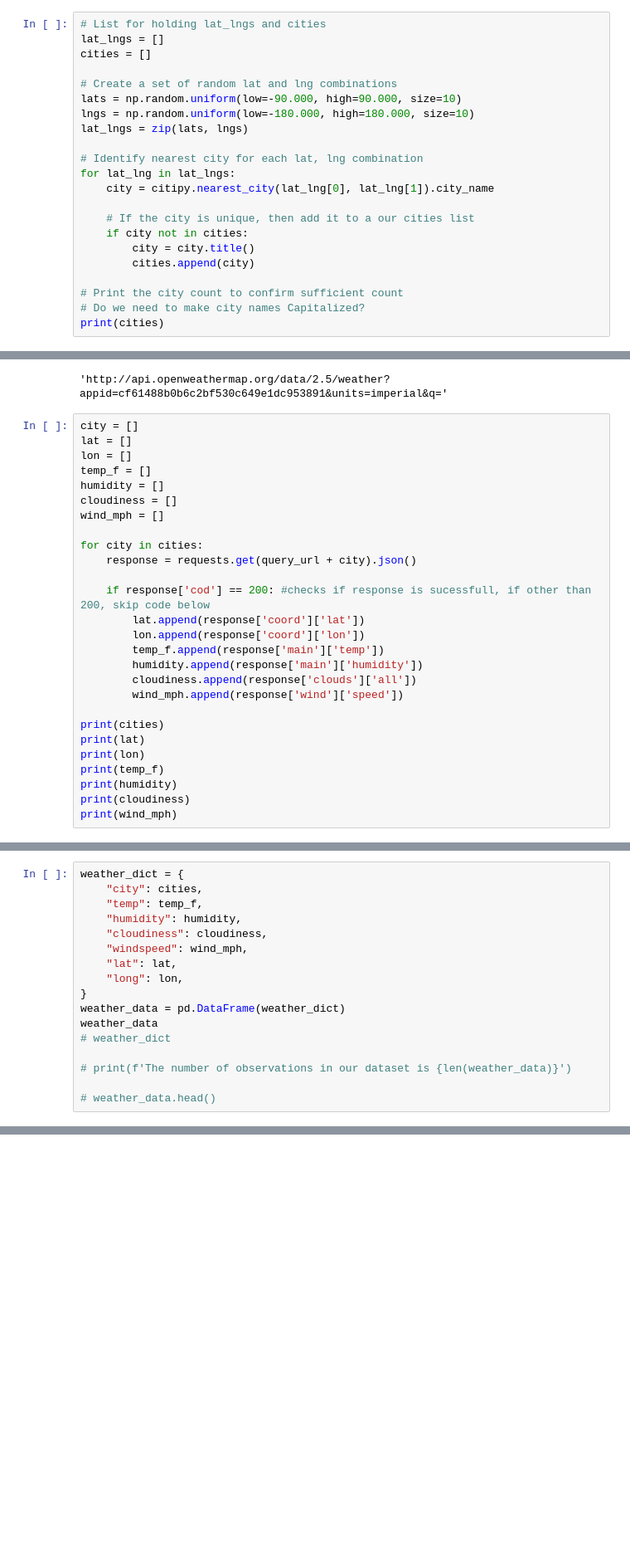
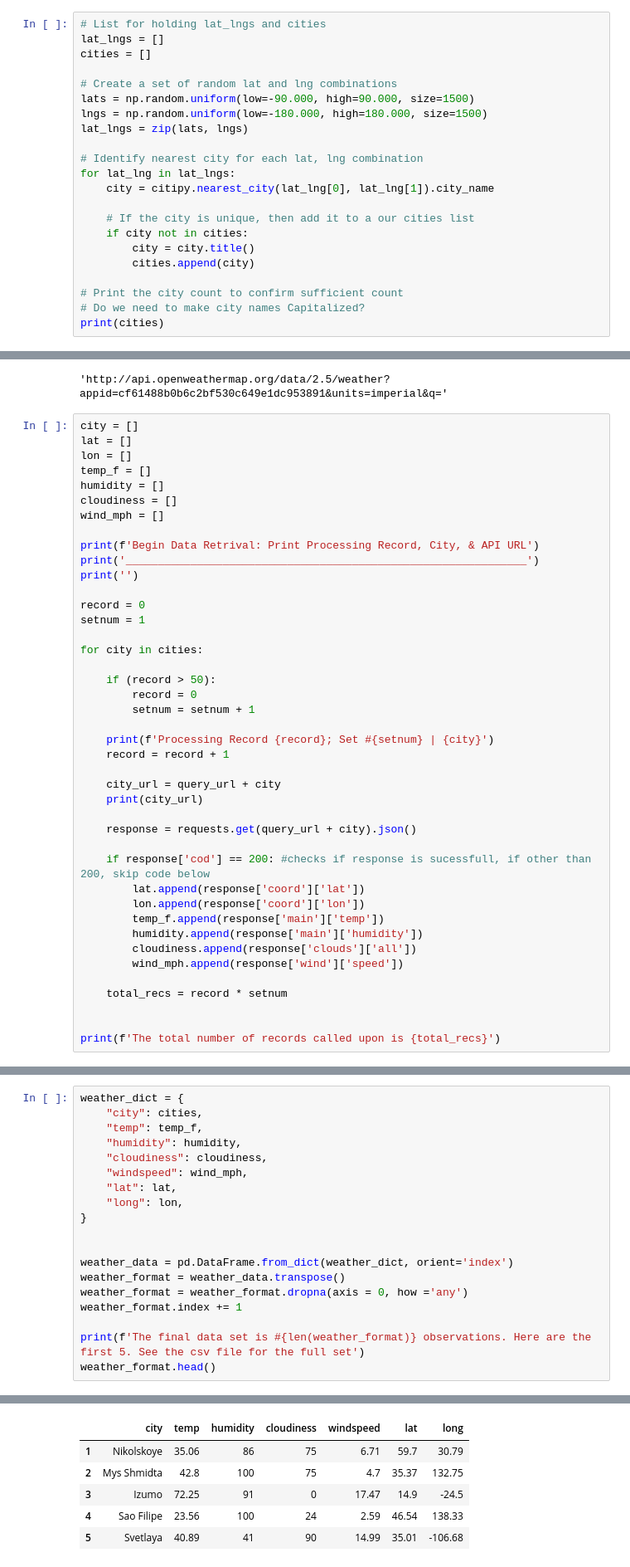
Before and after one commit to srmonteiro/DS_Bootcamp_HW, a Jupyter notebook: Monteiro_wk6_API_Python/06-Python-APIs/Instructions/starter_code/WeatherPy.ipynb, the cells around one changed output, grey strips where cells are left out. Shown at 83% size. Drawn from its saved outputs; the diff is of its cells as text; blank space fills up the shorter version.

Commit message:
Formatting CSV file, dataset working and dropped blank cells

```diff
--- a/Monteiro_wk6_API_Python/06-Python-APIs/Instructions/starter_code/WeatherPy.ipynb
+++ b/Monteiro_wk6_API_Python/06-Python-APIs/Instructions/starter_code/WeatherPy.ipynb
@@ -88,8 +88,8 @@ lat_lngs = []
 cities = []
 
 # Create a set of random lat and lng combinations
-lats = np.random.uniform(low=-90.000, high=90.000, size=10)
-lngs = np.random.uniform(low=-180.000, high=180.000, size=10)
+lats = np.random.uniform(low=-90.000, high=90.000, size=1500)
+lngs = np.random.uniform(low=-180.000, high=180.000, size=1500)
 lat_lngs = zip(lats, lngs)
 
 # Identify nearest city for each lat, lng combination
@@ -125,7 +125,25 @@ humidity = []
 cloudiness = []
 wind_mph = []
 
+print(f'Begin Data Retrival: Print Processing Record, City, & API URL')
+print('______________________________________________________________')
+print('')
+
+record = 0
+setnum = 1
+
 for city in cities:
+
+    if (record > 50):
+        record = 0
+        setnum = setnum + 1
+
+    print(f'Processing Record {record}; Set #{setnum} | {city}')
+    record = record + 1
+
+    city_url = query_url + city
+    print(city_url)
+
     response = requests.get(query_url + city).json()
 
     if response['cod'] == 200: #checks if response is sucessfull, if other than 200, skip code below
@@ -136,11 +154,8 @@ for city in cities:
         cloudiness.append(response['clouds']['all'])
         wind_mph.append(response['wind']['speed'])
 
-print(cities)
-print(lat)
-print(lon)
-print(temp_f)
-print(humidity)
-print(cloudiness)
-print(wind_mph)
+    total_recs = record * setnum
+
+
+print(f'The total number of records called upon is {total_recs}')
 # %% [output]
@@ -161,11 +202,13 @@ weather_dict = {
     "lat": lat,
     "long": lon,
 }
-weather_data = pd.DataFrame(weather_dict)
-weather_data
-# weather_dict
 
-# print(f'The number of observations in our dataset is {len(weather_data)}')
 
-# weather_data.head()
+weather_data = pd.DataFrame.from_dict(weather_dict, orient='index')
+weather_format = weather_data.transpose()
+weather_format = weather_format.dropna(axis = 0, how ='any')
+weather_format.index += 1
+
+print(f'The final data set is #{len(weather_format)} observations. Here are the first 5. See the csv file for the full set')
+weather_format.head()
 # %% [output]
@@ -173,3 +216,9 @@ ValueError: arrays must all be same length
+|  | city | temp | humidity | cloudiness | windspeed | lat | long |
+| 1 | Nikolskoye | 35.06 | 86 | 75 | 6.71 | 59.7 | 30.79 |
+| 2 | Mys Shmidta | 42.8 | 100 | 75 | 4.7 | 35.37 | 132.75 |
+| 3 | Izumo | 72.25 | 91 | 0 | 17.47 | 14.9 | -24.5 |
+| 4 | Sao Filipe | 23.56 | 100 | 24 | 2.59 | 46.54 | 138.33 |
+| 5 | Svetlaya | 40.89 | 41 | 90 | 14.99 | 35.01 | -106.68 |
 # %%
 settings = {"units": "imperial", "appid": api_key}
 current_weather = []
```
Also changed, not shown: parts of 4 cells of this notebook.
